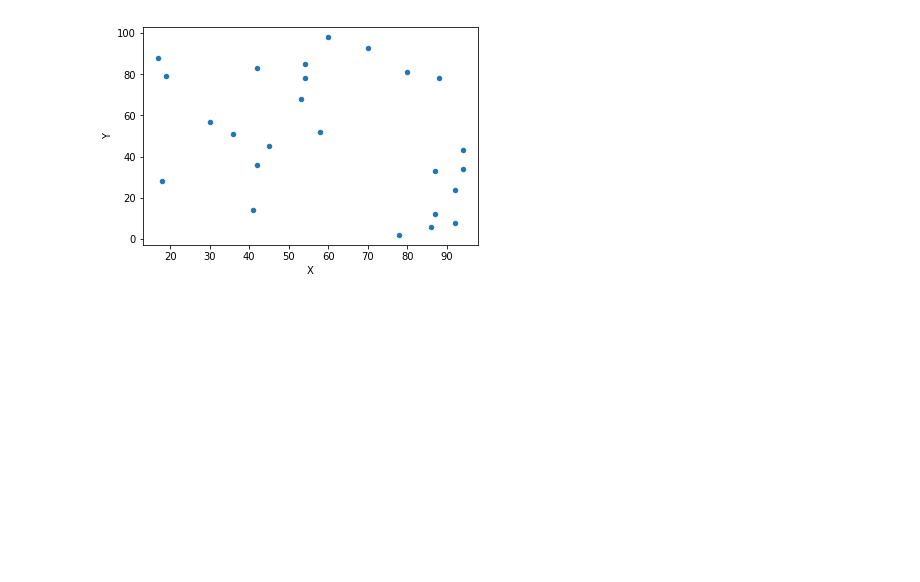
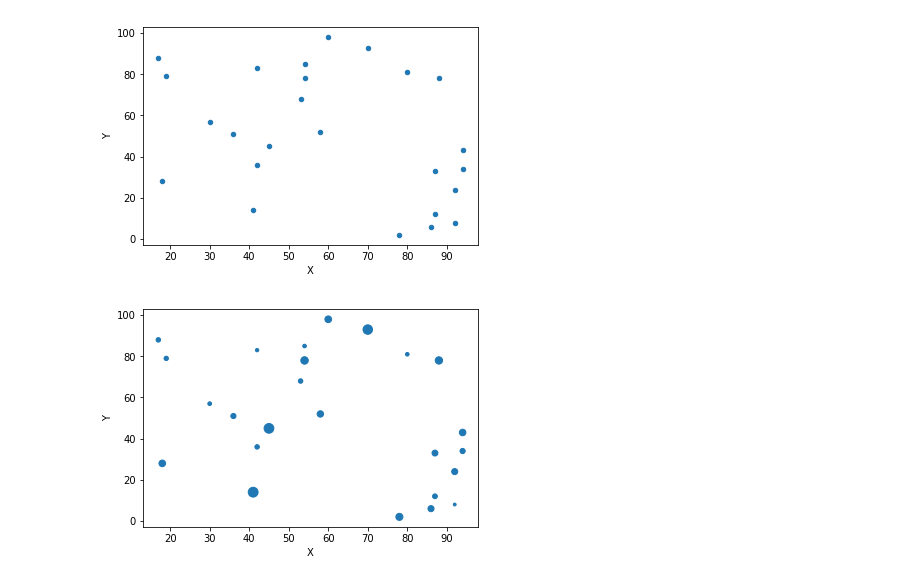
Before and after one commit to kevinclee26/nebula_ds, a Jupyter notebook: class_d4/data_visualization.ipynb, the cells around one changed output. Saved outputs shown, nothing was run; the diff lists cells and outputs as text; code cells hidden in the pictures; blank space fills up the shorter version.

```diff
--- a/class_d4/data_visualization.ipynb
+++ b/class_d4/data_visualization.ipynb
@@ -103,3 +112,8 @@ df.plot(kind='scatter', x='X', y='Y')
 plt.show()
 # %% [output]
 [figure]
+# %%
+df.plot(kind='scatter', x='X', y='Y', s='Z')
+plt.show()
+# %% [output]
+[figure, added]
```
Also changed, not shown: parts of 5 cells of this notebook, 1 other file.
